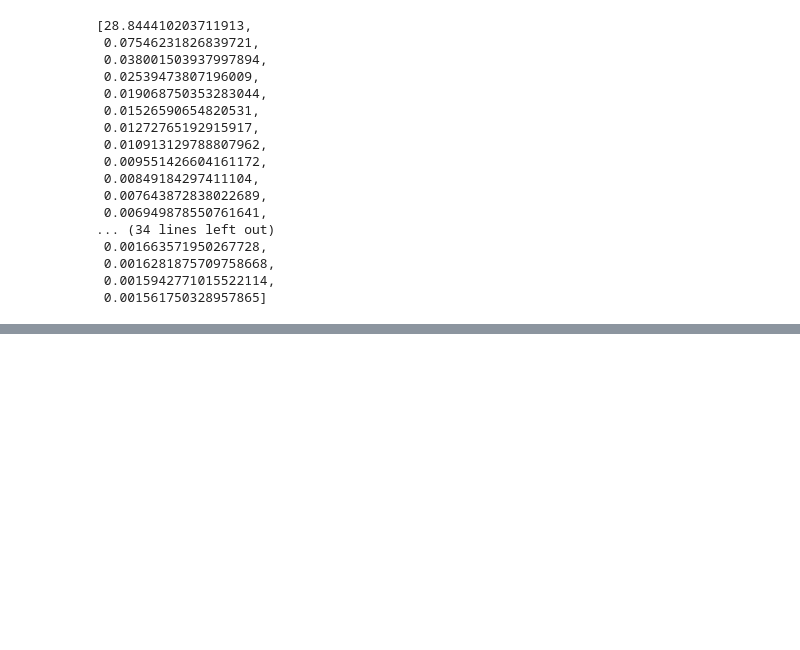
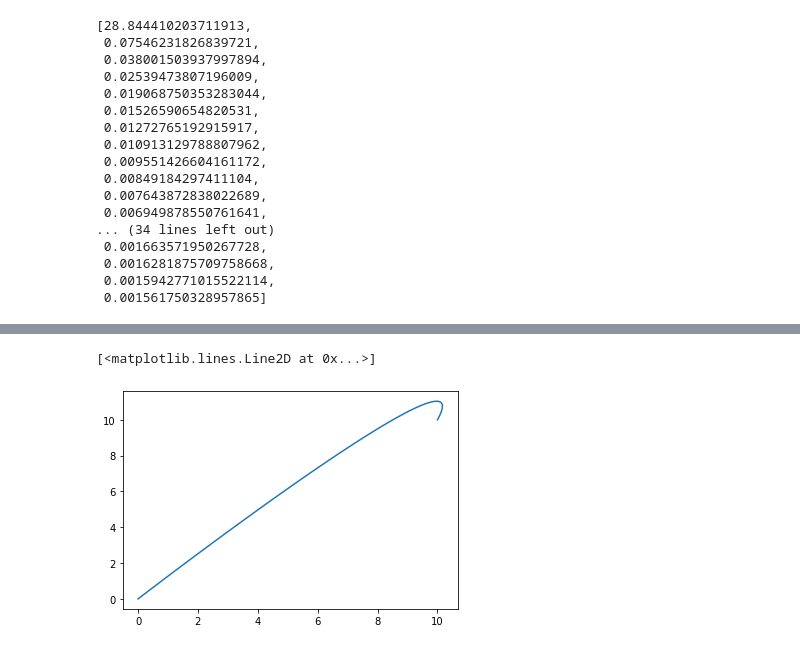
Before and after one commit to TovarnovM/neuro_missile, a Jupyter notebook: src/Untitled1.ipynb, the cells around one changed output, grey strips where cells are left out. Cells and saved outputs as stored; diff of their text form; code cells hidden in the pictures; blank space fills up the shorter version.

```diff
--- a/src/Untitled1.ipynb
+++ b/src/Untitled1.ipynb
@@ -101,0 +107,2 @@ $\displaystyle - 2.91295063024394 \left(\frac{0.5 Ax^{2}}{Acc_{max}^{2}} - \frac
+# %%
+drone = Drone2d.get_DJI()
@@ -101,0 +113,6 @@ $\displaystyle - 2.91295063024394 \left(\frac{0.5 Ax^{2}}{Acc_{max}^{2}} - \frac
+# %%
+poss = drone.get_traject(delta_t, (10,10),(-1,-3))
+plt.plot(poss[:,0], poss[:,1])
+# %% [output]
+[<matplotlib.lines.Line2D at 0x...>]
+[figure, added]
```
Also changed, not shown: parts of 9 cells of this notebook, 6 other files.
